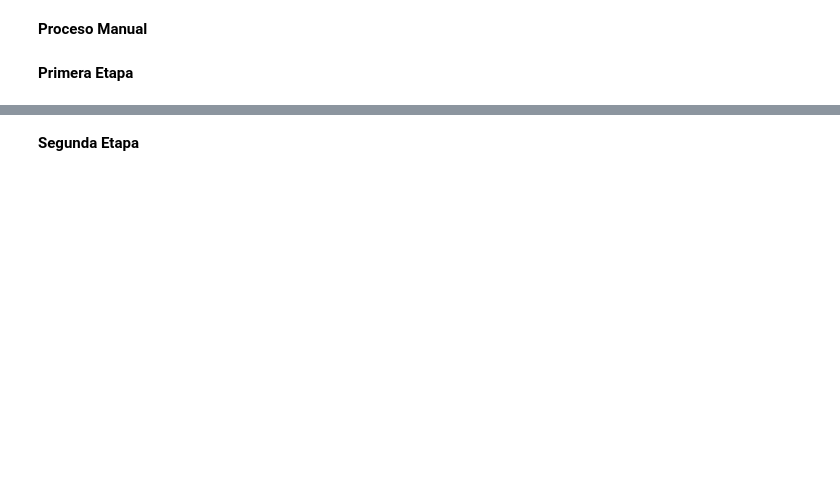
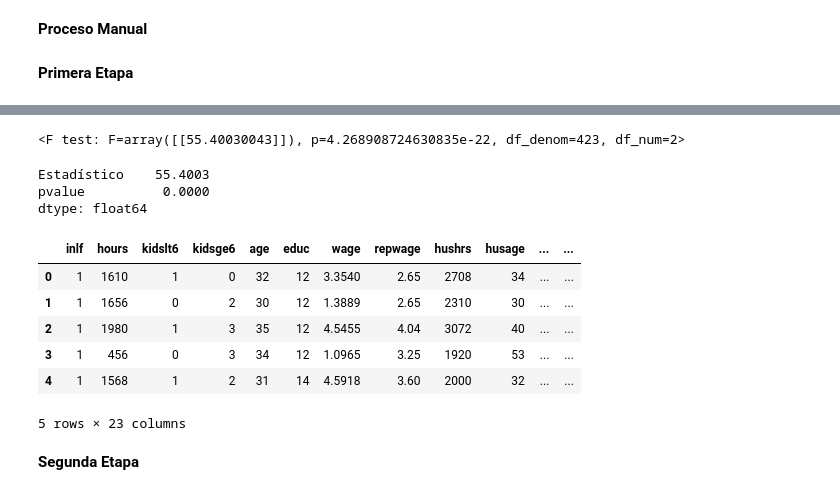
Before and after one commit to JuanAcevedoEcon/Econometria-basica-con-Python, a Jupyter notebook: Scripts/(5) VI Y MC2E.ipynb, the cells around one changed output, grey strips where cells are left out. Cells and saved outputs as stored; diff of their text form; code cells hidden in the pictures; blank space fills up the shorter version.

```diff
--- a/Scripts/(5) VI Y MC2E.ipynb
+++ b/Scripts/(5) VI Y MC2E.ipynb
@@ -14,12 +95,12 @@ data = data[__________.________]
 # %% [markdown]
 **Proceso Manual**
 # %%
-Y1 = data["______"]
-Y2 = data["_____"]
-X = data[["______","________"]]
-Z = data[["_________","_______"]]
+Y1 = data["lwage"]
+Y2 = data["educ"]
+X = data[["exper","expersq"]]
+Z = data[["motheduc","fatheduc"]]
 # %% [markdown]
 **Primera Etapa**
 # %%
 Frames = [X , Z]
-RegresorasPE = pd.concat(__________, axis = ___)
+RegresorasPE = pd.concat(Frames, axis =1)
@@ -26,5 +123,5 @@ RegresorasPE = pd.concat(__________, axis = ___)
 # %%
-PrimeraEtapa = sm.OLS(___, sm.add_constant(_______________))
+PrimeraEtapa = sm.OLS(Y2, sm.add_constant(RegresorasPE))
 # %%
 ResultadosPE = PrimeraEtapa.fit()
 print(ResultadosPE.summary())
@@ -31,4 +146,6 @@ print(ResultadosPE.summary())
 # %%
 hipotesis = "(fatheduc = 0), (motheduc = 0)"
-Prueba_F = ResultadosPE.f_test(_________) # Evalúa la hipótesis
-print(________)
+Prueba_F = ResultadosPE.f_test(hipotesis) # Evalúa la hipótesis
+print(Prueba_F)
+# %% [output]
+<F test: F=array([[55.40030043]]), p=4.268908724630835e-22, df_denom=423, df_num=2>
@@ -39,8 +156,22 @@ pvalue = Prueba_F.___________
 # %%
 Nombres = ["Estadístico","pvalue"]
-pd.Series([___________, round(______,4)], index = ________)
+pd.Series([Estadistico, round(pvalue,4)], index = Nombres)
+# %% [output]
+Estadístico    55.4003
+pvalue          0.0000
+dtype: float64
 # %%
-data["Predicción_educ"]= ResultadosPE._________
+data["Predicción_educ"]= ResultadosPE.predict()
+# %%
+data.head()
+# %% [output]
+|  | inlf | hours | kidslt6 | kidsge6 | age | educ | wage | repwage | hushrs | husage | ... | ... |
+| 0 | 1 | 1610 | 1 | 0 | 32 | 12 | 3.3540 | 2.65 | 2708 | 34 | ... | ... |
+| 1 | 1 | 1656 | 0 | 2 | 30 | 12 | 1.3889 | 2.65 | 2310 | 30 | ... | ... |
+| 2 | 1 | 1980 | 1 | 3 | 35 | 12 | 4.5455 | 4.04 | 3072 | 40 | ... | ... |
+| 3 | 1 | 456 | 0 | 3 | 34 | 12 | 1.0965 | 3.25 | 1920 | 53 | ... | ... |
+| 4 | 1 | 1568 | 1 | 2 | 31 | 14 | 4.5918 | 3.60 | 2000 | 32 | ... | ... |
+5 rows × 23 columns
 # %% [markdown]
 **Segunda Etapa**
 # %%
```
Also changed, not shown: parts of 18 cells of this notebook, 1 other file.
